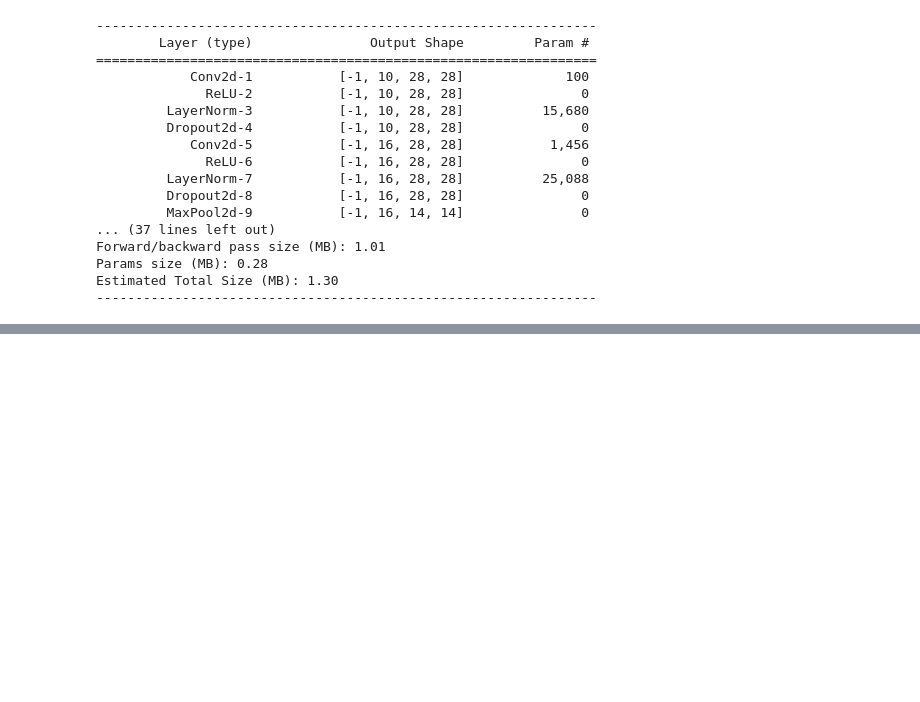
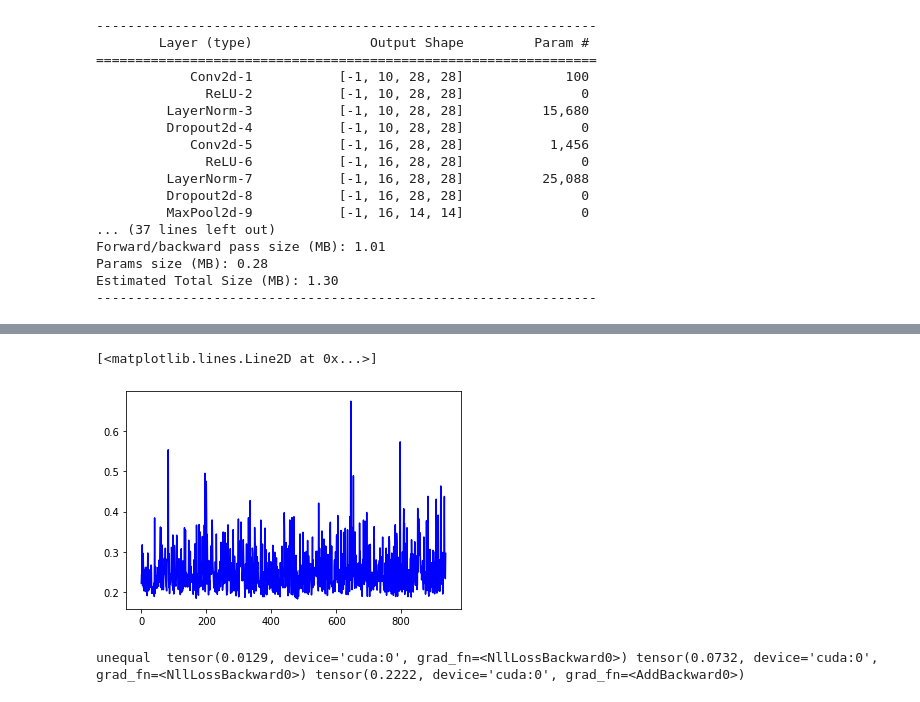
Before and after one commit to ajinkyakhadilkar/EVA-8, a Jupyter notebook: Assignment5/Assignment5.ipynb, the cells around one changed output, grey strips where cells are left out. Saved outputs shown, nothing was run; the diff lists cells and outputs as text; code cells hidden in the pictures; blank space fills up the shorter version.

```diff
--- a/Assignment5/Assignment5.ipynb
+++ b/Assignment5/Assignment5.ipynb
@@ -159,0 +265,14 @@ Test set: Average loss: 0.0252, Accuracy: 9915/10000 (99.15%)
+# %%
+#plt.plot(torch.stack(gn_train_losses).cpu().detach().numpy(), color='r', label='GN')
+#plt.plot(torch.stack(ln_train_losses).cpu().detach().numpy(), color='g', label='LN')
+plt.plot(torch.stack(bn_train_losses).cpu().detach().numpy(), color='b', label='L1+BN')
+# %% [output]
+[<matplotlib.lines.Line2D at 0x...>]
+[figure, added]
+# %%
+for i in range(0, len(gn_train_losses)):
+  if gn_train_losses[i].item() != ln_train_losses[i].item() or ln_train_losses[i].item() != bn_train_losses[i].item():
+    print('unequal ', gn_train_losses[i], ln_train_losses[i], bn_train_losses[i])
+    break
+# %% [output]
+unequal  tensor(0.0129, device='cuda:0', grad_fn=<NllLossBackward0>) tensor(0.0732, device='cuda:0', grad_fn=<NllLossBackward0>) tensor(0.2222, device='cuda:0', grad_fn=<AddBackward0>)
```
Also changed, not shown: parts of 6 cells of this notebook.
